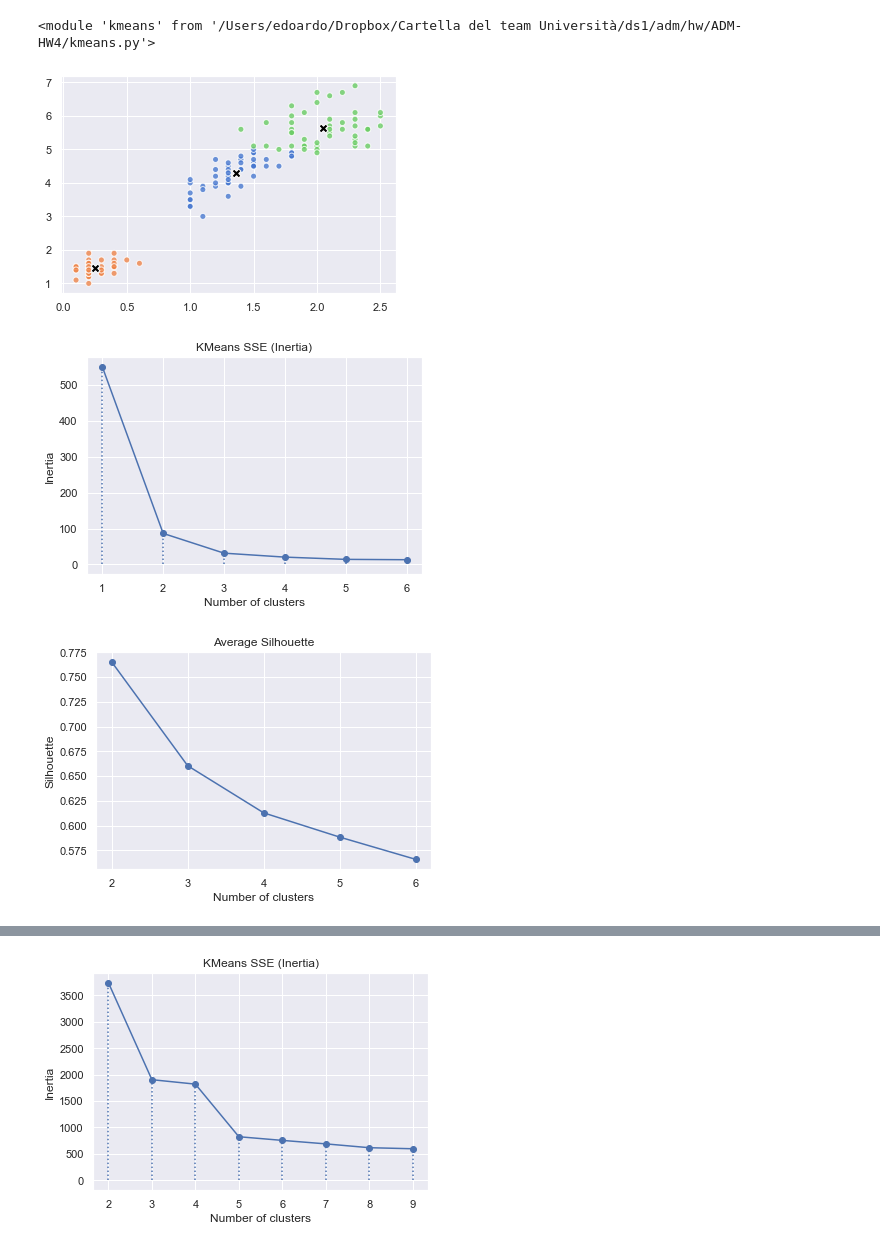
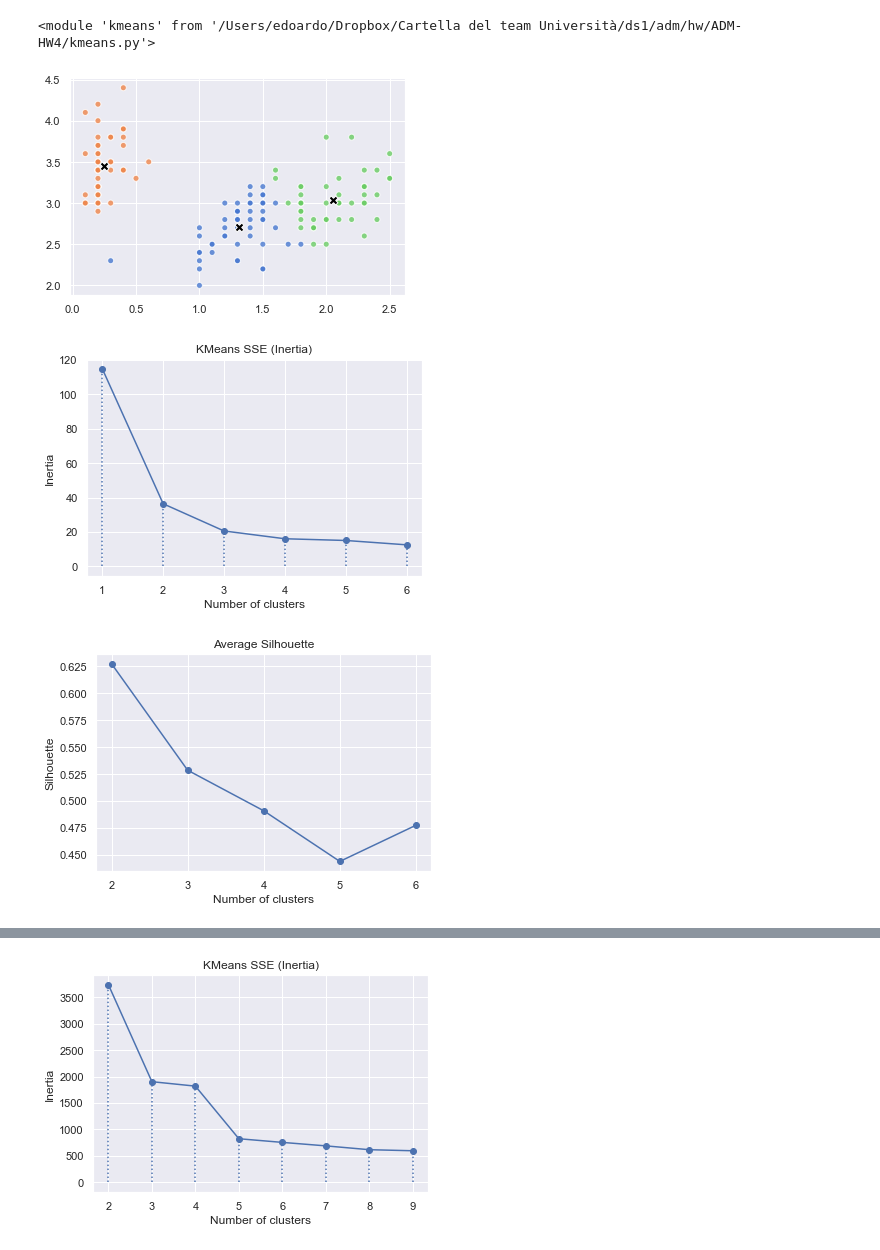
Before and after one commit to ClaraL27/ADM-HW4, a Jupyter notebook: kmeans.ipynb, the cells around one changed output, grey strips where cells are left out. Cells and saved outputs as stored; diff of their text form; code cells hidden in the pictures.

```diff
--- a/kmeans.ipynb
+++ b/kmeans.ipynb
@@ -11,20 +11,20 @@ reload(kmeans)
 # %% [output]
 <module 'kmeans' from '/Users/edoardo/Dropbox/Cartella del team Università/ds1/adm/hw/ADM-HW4/kmeans.py'>
 # %%
-features = df[["petal.width", "petal.length"]]
+features = df[["petal.width", "sepal.width"]]
 model = kmeans.KMeans(K = 3)
 model.fit(features)
 
-model.display(features['petal.width'], features['petal.length'],
+model.display(features['petal.width'], features['sepal.width'],
               show_centroids = True)
 # %% [output]
-[figure, old version]
+[figure, new version]
 # %%
 inertia = kmeans.elbow(features, range(1,7), plot = True)
 avg_silh = kmeans.avg_silhouette(features, range(2,7), plot = True)
 # %% [output]
-[figure, old version]
+[figure, new version]
-[figure, old version]
+[figure, new version]
 # %%
 silh = model.silhouette(features, plot = True)
 # %% [output]
```
Also changed, not shown: parts of 1 cell of this notebook, 1 other file.
